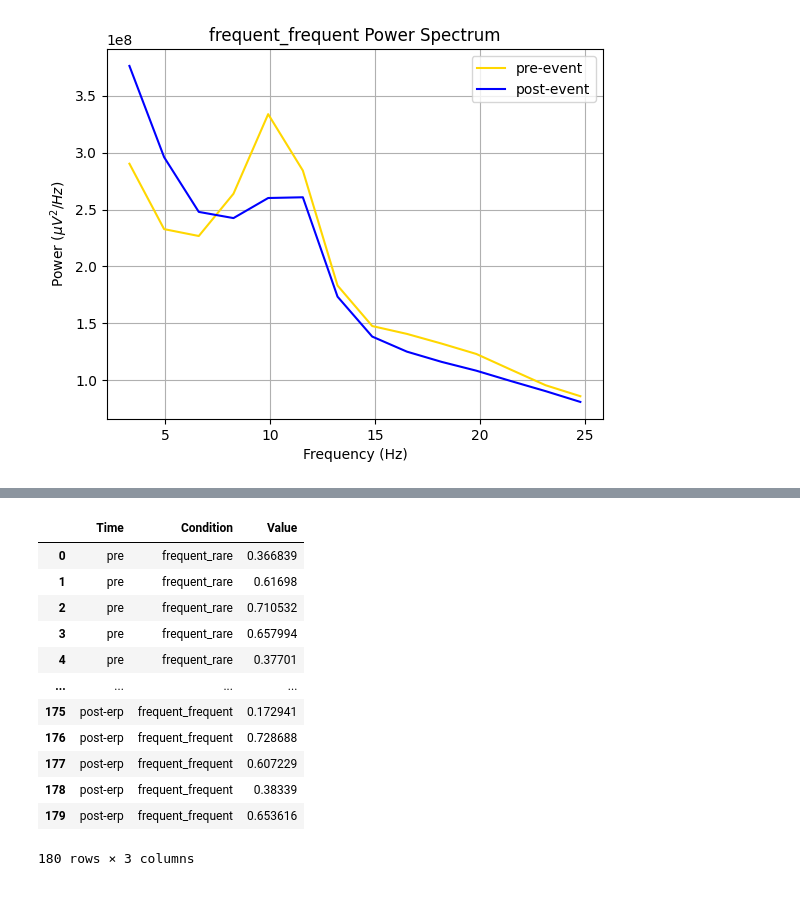
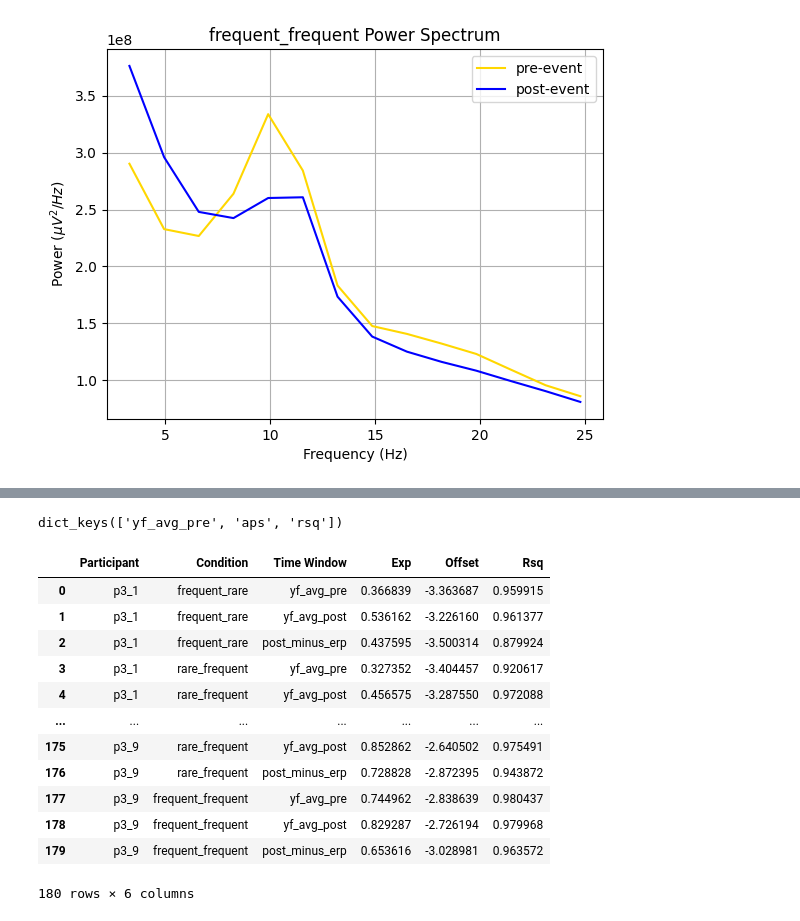
Before and after one commit to leoflur/EEG_ERP_Aperiodic_Analysis, a Jupyter notebook: cygnus_1_23_25.ipynb, the cells around one changed output, grey strips where cells are left out. Saved outputs shown, nothing was run; the diff lists cells and outputs as text; code cells hidden in the pictures.

```diff
--- a/cygnus_11_25_24_complete.ipynb
+++ b/cygnus_1_23_25.ipynb
@@ -568,16 +577,0 @@ df_long.columns = ['Time', 'Condition', 'Value'] # give the correct column names
-# %%
-df_long
-# %% [output]
-|  | Time | Condition | Value |
-| 0 | pre | frequent_rare | 0.366839 |
-| 1 | pre | frequent_rare | 0.61698 |
-| 2 | pre | frequent_rare | 0.710532 |
-| 3 | pre | frequent_rare | 0.657994 |
-| 4 | pre | frequent_rare | 0.37701 |
-| ... | ... | ... | ... |
-| 175 | post-erp | frequent_frequent | 0.172941 |
-| 176 | post-erp | frequent_frequent | 0.728688 |
-| 177 | post-erp | frequent_frequent | 0.607229 |
-| 178 | post-erp | frequent_frequent | 0.38339 |
-| 179 | post-erp | frequent_frequent | 0.653616 |
-180 rows × 3 columns
@@ -592,0 +578,55 @@ frequent_frequent_df = df_long[df_long['Condition'].isin(['frequent_frequent'])]
+# %%
+y_frequencies_dict['p3_1']['frequent_rare']['yf_avg_pre'].keys()
+# %% [output]
+dict_keys(['yf_avg_pre', 'aps', 'rsq'])
+# %%
+time = ['yf_avg_pre', 'yf_avg_post', 'post_minus_erp']
+
+new_y_freqs_dict = {}
+
+participants_col = []
+condition_col = []
+time_win_col = []
+exp_col = []
+offset_col = []
+rsq_col = []
+
+
+for participant in y_frequencies_dict:
+    for condition in y_frequencies_dict[participant]:
+        for time_window in time:
+                exp = y_frequencies_dict[participant][condition][time_window]['aps'][1]
+                offset = y_frequencies_dict[participant][condition][time_window]['aps'][0]
+                rsq = y_frequencies_dict[participant][condition][time_window]['rsq']
+
+                participants_col.append(participant)
+                condition_col.append(condition)
+                time_win_col.append(time_window)
+                exp_col.append(exp)
+                offset_col.append(offset)
+                rsq_col.append(rsq)
+
+
+a = pd.DataFrame()
+a['Participant'] = participants_col
+a['Condition'] = condition_col
+a['Time Window'] =  time_win_col
+a['Exp'] =   exp_col
+a['Offset'] = offset_col
+a['Rsq'] = rsq_col
+
+a
+# %% [output]
+|  | Participant | Condition | Time Window | Exp | Offset | Rsq |
+| 0 | p3_1 | frequent_rare | yf_avg_pre | 0.366839 | -3.363687 | 0.959915 |
+| 1 | p3_1 | frequent_rare | yf_avg_post | 0.536162 | -3.226160 | 0.961377 |
+| 2 | p3_1 | frequent_rare | post_minus_erp | 0.437595 | -3.500314 | 0.879924 |
+| 3 | p3_1 | rare_frequent | yf_avg_pre | 0.327352 | -3.404457 | 0.920617 |
+| 4 | p3_1 | rare_frequent | yf_avg_post | 0.456575 | -3.287550 | 0.972088 |
+| ... | ... | ... | ... | ... | ... | ... |
+| 175 | p3_9 | rare_frequent | yf_avg_post | 0.852862 | -2.640502 | 0.975491 |
+| 176 | p3_9 | rare_frequent | post_minus_erp | 0.728828 | -2.872395 | 0.943872 |
+| 177 | p3_9 | frequent_frequent | yf_avg_pre | 0.744962 | -2.838639 | 0.980437 |
+| 178 | p3_9 | frequent_frequent | yf_avg_post | 0.829287 | -2.726194 | 0.979968 |
+| 179 | p3_9 | frequent_frequent | post_minus_erp | 0.653616 | -3.028981 | 0.963572 |
+180 rows × 6 columns
```
Also changed, not shown: parts of 12 cells of this notebook.
